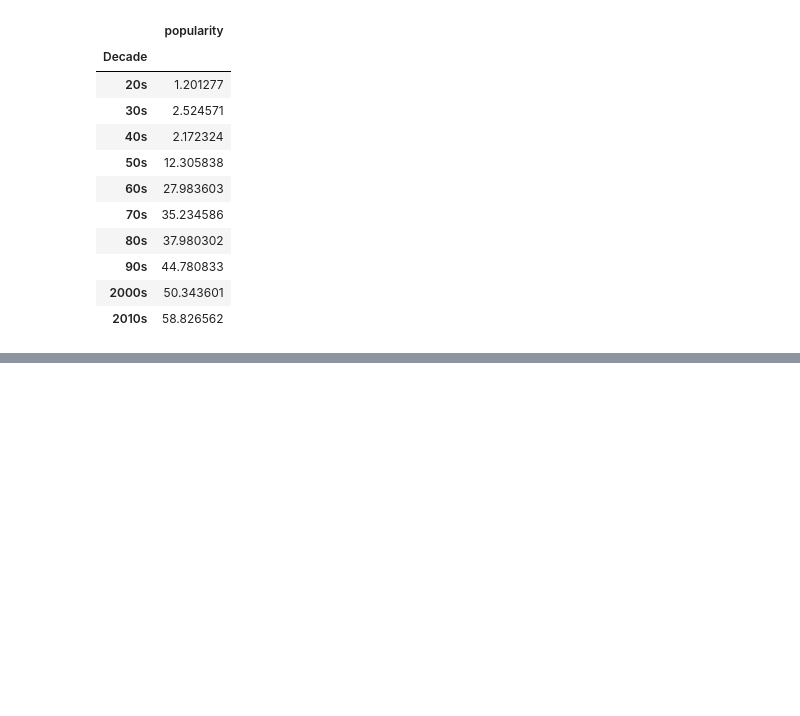
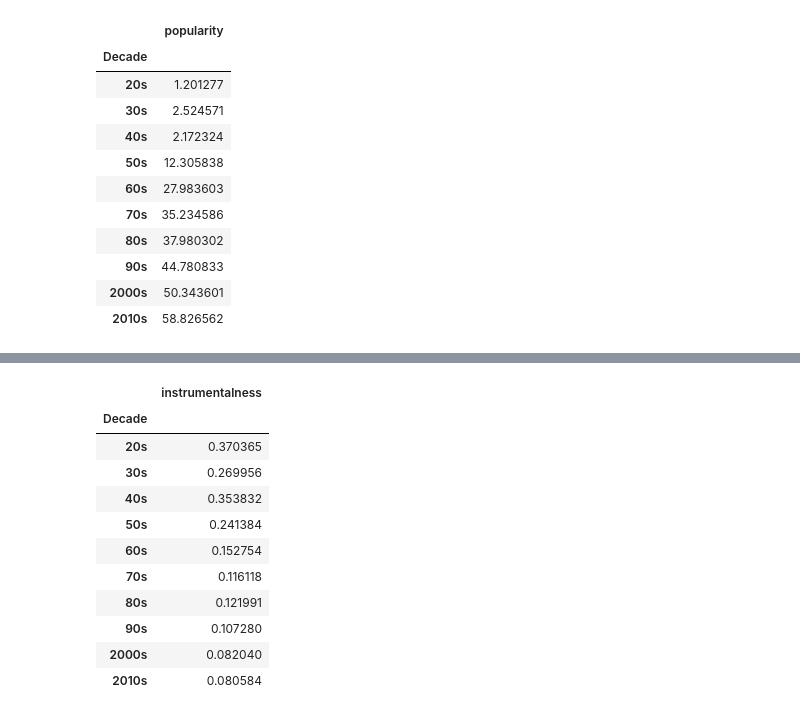
Before and after one commit to Lee88jl/Project-gt-1, a Jupyter notebook: Misko/Decade Analysis.ipynb, the cells around one changed output, grey strips where cells are left out. Drawn from its saved outputs; the diff is of its cells as text; code cells hidden in the pictures; blank space fills up the shorter version.

```diff
--- a/Misko/Individual Songs Analysis.ipynb
+++ b/Misko/Decade Analysis.ipynb
@@ -70,0 +82,17 @@ decade_popularity
+# %%
+# Figure out the mean instrumentalness for each decade.
+decade_instrumentalness = pd.DataFrame(decade_with_variables.groupby(["Decade"]).mean()["instrumentalness"])
+decade_instrumentalness
+# %% [output]
+|  | instrumentalness |
+| Decade |  |
+| 20s | 0.370365 |
+| 30s | 0.269956 |
+| 40s | 0.353832 |
+| 50s | 0.241384 |
+| 60s | 0.152754 |
+| 70s | 0.116118 |
+| 80s | 0.121991 |
+| 90s | 0.107280 |
+| 2000s | 0.082040 |
+| 2010s | 0.080584 |
```
Also changed, not shown: parts of 5 cells of this notebook.
